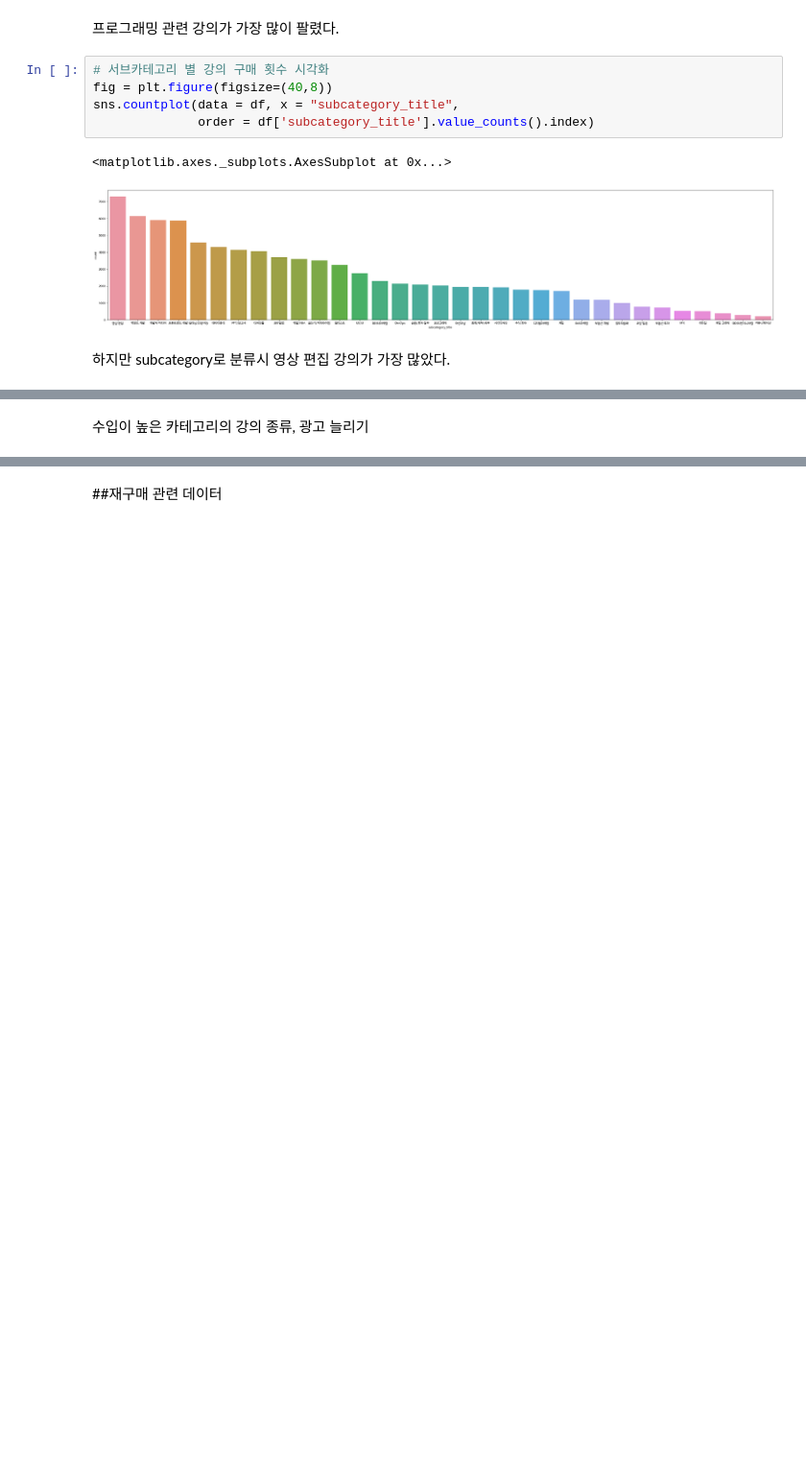
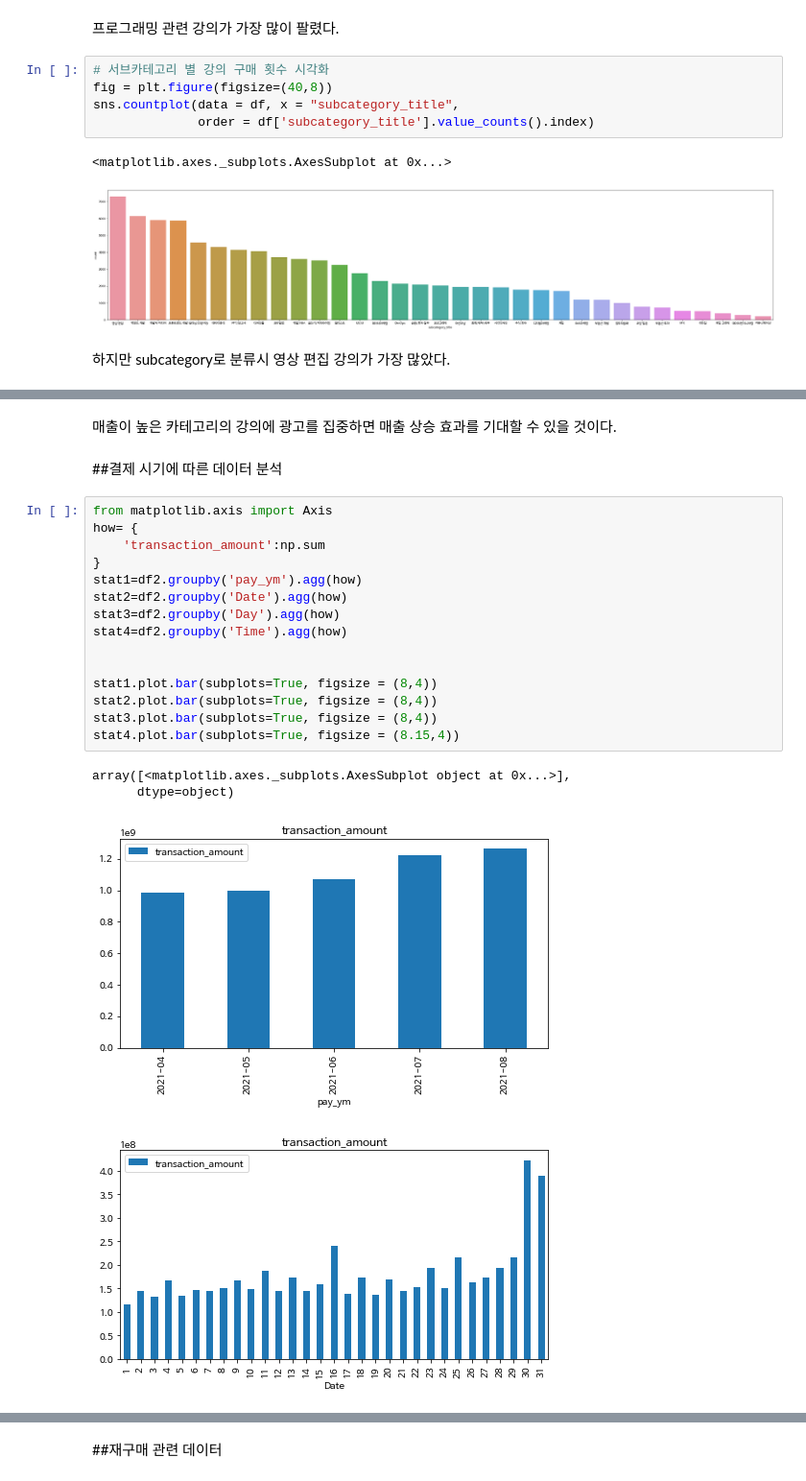
Before and after one commit to wjdrnqja9/TIL, a Jupyter notebook: 정구범_패스트캠퍼스_데이터분석.ipynb, the cells around one changed output, grey strips where cells are left out. Shown at 96% size. Drawn from its saved outputs; the diff is of its cells as text; blank space fills up the shorter version.

```diff
--- a/정구범_패스트캠퍼스_데이터분석.ipynb
+++ b/정구범_패스트캠퍼스_데이터분석.ipynb
@@ -221,5 +227,27 @@ catr.plot.bar(figsize = (15,6))
 # %% [output]
 <matplotlib.axes._subplots.AxesSubplot at 0x...>
 [figure]
-# %% [markdown]
-수입이 높은 카테고리의 강의 종류, 광고 늘리기
+# %% [markdown]
+매출이 높은 카테고리의 강의에 광고를 집중하면 매출 상승 효과를 기대할 수 있을 것이다.
+# %% [markdown]
+##결제 시기에 따른 데이터 분석
+# %%
+from matplotlib.axis import Axis
+how= {
+    'transaction_amount':np.sum
+}
+stat1=df2.groupby('pay_ym').agg(how)
+stat2=df2.groupby('Date').agg(how)
+stat3=df2.groupby('Day').agg(how)
+stat4=df2.groupby('Time').agg(how)
+
+
+stat1.plot.bar(subplots=True, figsize = (8,4))
+stat2.plot.bar(subplots=True, figsize = (8,4))
+stat3.plot.bar(subplots=True, figsize = (8,4))
+stat4.plot.bar(subplots=True, figsize = (8.15,4))
+# %% [output]
+array([<matplotlib.axes._subplots.AxesSubplot object at 0x...>],
+      dtype=object)
+[figure, added]
+[figure, added]
```
Also changed, not shown: parts of 106 cells of this notebook.
